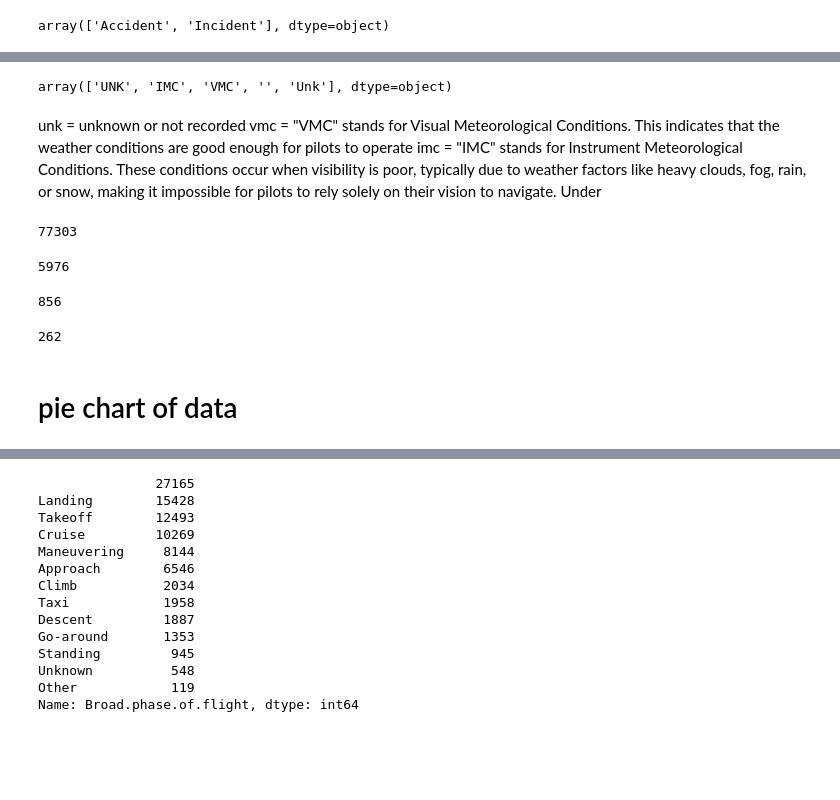
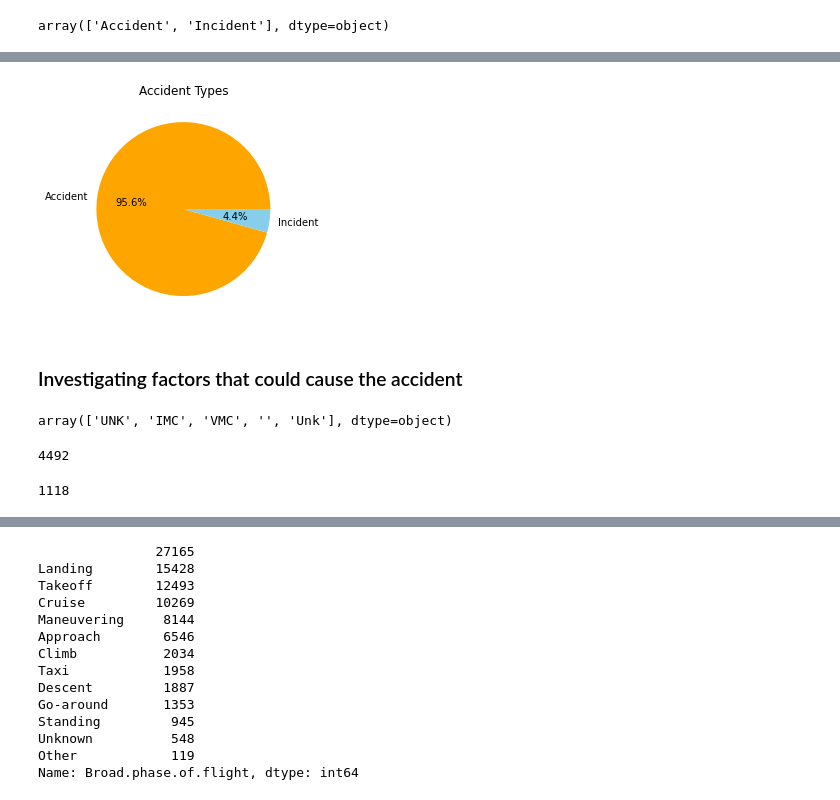
Before and after one commit to ericgiitwa/airport_cleaning, a Jupyter notebook: Aviation_Accident_Database_Project.ipynb, the cells around one changed output, grey strips where cells are left out. Saved outputs shown, nothing was run; the diff lists cells and outputs as text; code cells hidden in the pictures; blank space fills up the shorter version.

```diff
--- a/Aviation_Accident_Database_Project.ipynb
+++ b/Aviation_Accident_Database_Project.ipynb
@@ -230,8 +242,17 @@ Name: FAR.Description, dtype: object
+# %%
+# Creating dictionary with data
+Investigation_type = { 'Accident': accident, 'Incident': incident }
+# Creating values for the pie chart
+labels = list(Investigation_type.keys())
+values = list(Investigation_type.values())
+plt.pie(values, labels=labels, colors=['orange', 'skyblue'], autopct='%1.1f%%')
+plt.title('Accident Types')
+plt.show();
+# %% [output]
+[figure, added]
+# %% [markdown]
+### Investigating factors that could cause the accident
 # %%
 df["Weather.Condition"].unique()
 # %% [output]
 array(['UNK', 'IMC', 'VMC', '', 'Unk'], dtype=object)
-# %% [markdown]
-unk = unknown or not recorded
-vmc = "VMC" stands for Visual Meteorological Conditions. This indicates that the weather conditions are good enough for pilots to operate
-imc = "IMC" stands for Instrument Meteorological Conditions. These conditions occur when visibility is poor, typically due to weather factors like heavy clouds, fog, rain, or snow, making it impossible for pilots to rely solely on their vision to navigate. Under
@@ -238,18 +269,10 @@ imc = "IMC" stands for Instrument Meteorological Conditions. These conditions oc
 # %%
-len(df[df["Weather.Condition"] == 'VMC'])
+blank = len(df[df["Weather.Condition"] == ''])
+blank #blank information
 # %% [output]
-77303
+4492
-# %%
-len(df[df["Weather.Condition"] == 'IMC'])
-# %% [output]
-5976
-# %%
-len(df[df["Weather.Condition"] == 'UNK' ])
-# %% [output]
-856
-# %%
-len(df[df["Weather.Condition"] == 'Unk'])
-# %% [output]
-262
-# %% [markdown]
-# pie chart of data
+# %%
+unknown = UNK + Unk # adding the unknowns
+unknown
+# %% [output]
+1118
```
Also changed, not shown: parts of 70 cells of this notebook.
